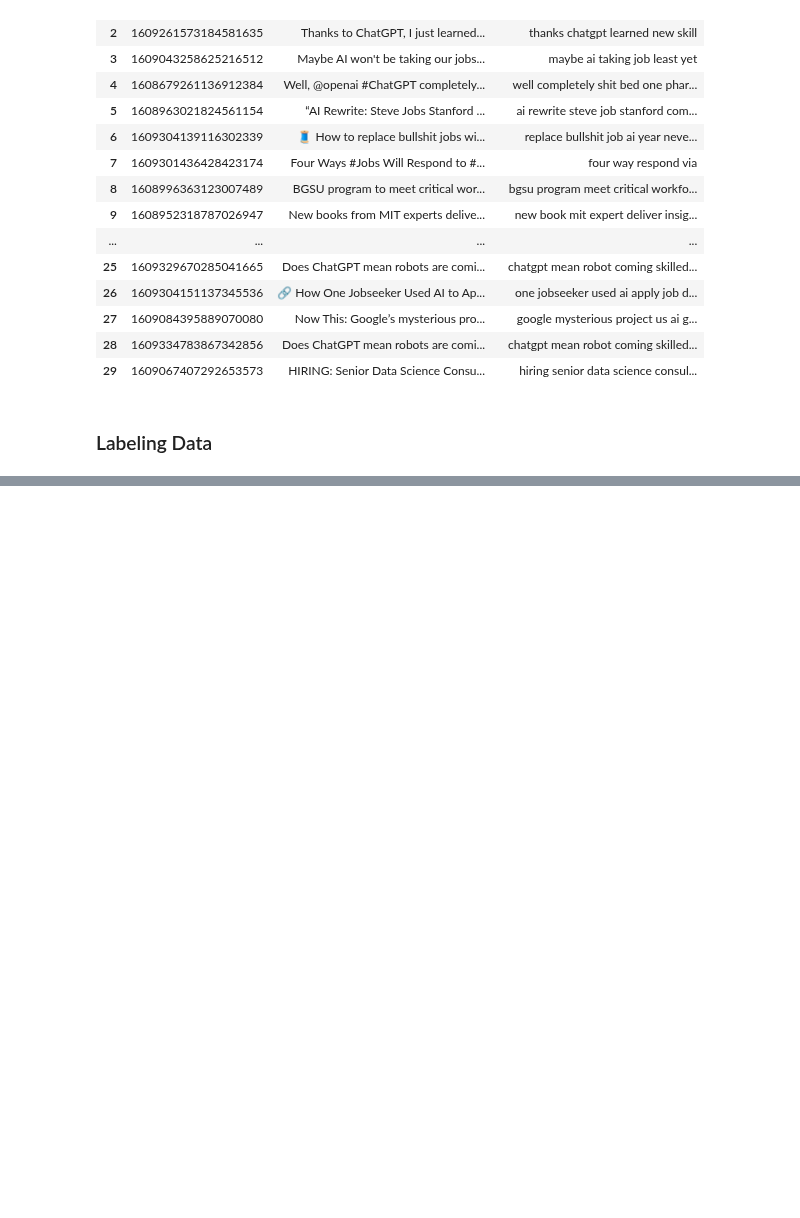
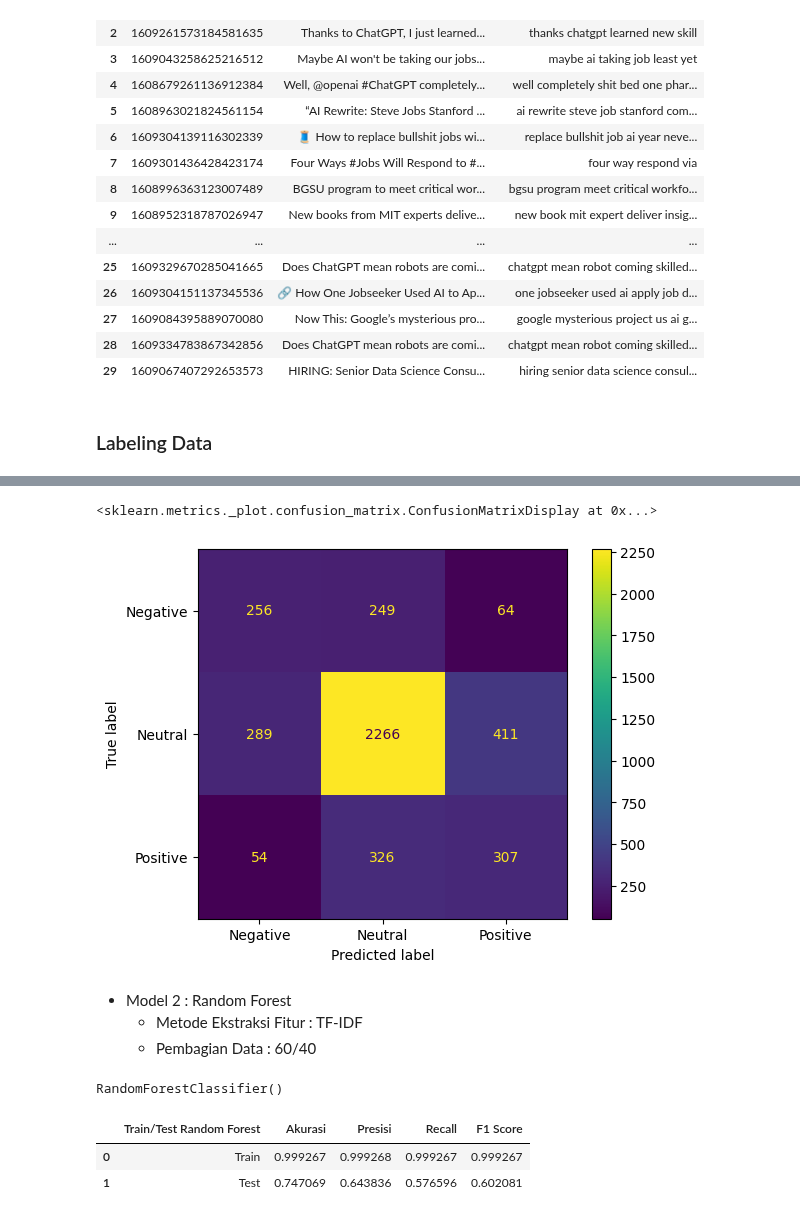
Before and after one commit to HaikalAkbar13/dicoding_sentimen_analysis, a Jupyter notebook: sentiment_analysis.ipynb, the cells around one changed output, grey strips where cells are left out. Cells and saved outputs as stored; diff of their text form; code cells hidden in the pictures; blank space fills up the shorter version.

```diff
--- a/sentiment_analysis.ipynb
+++ b/sentiment_analysis.ipynb
@@ -191,0 +221,34 @@ KeyError: 'Akurasi'
+# %%
+# Confusion Matrix untuk hasil Test
+ConfusionMatrixDisplay.from_predictions(y_test_dt, dt.predict(X_test_dt))
+# %% [output]
+<sklearn.metrics._plot.confusion_matrix.ConfusionMatrixDisplay at 0x...>
+[figure, added]
+# %% [markdown]
+- Model 2 : Random Forest
+  - Metode Ekstraksi Fitur : TF-IDF
+  - Pembagian Data : 60/40
+# %%
+X_train_rf, X_test_rf, y_train_rf, y_test_rf = train_test_split(X, y, test_size=0.4, random_state=42)
+X_train_rf, y_train_rf = smote.fit_resample(X_train_rf, y_train_rf)
+# Random Forest Model
+rf = RandomForestClassifier()
+rf.fit(X_train_rf, y_train_rf)
+# %% [output]
+RandomForestClassifier()
+# %%
+result_train = model_eval(rf, X_train_rf, y_train_rf)
+result_test = model_eval(rf, X_test_rf, y_test_rf)
+
+data_score_rf = pd.DataFrame({
+    "Train/Test Random Forest": ["Train", "Test"],
+    "Akurasi": [result_train["Akurasi"], result_test["Akurasi"]],
+    "Presisi": [result_train["Presisi"], result_test["Presisi"]],
+    "Recall": [result_train["Recall"], result_test["Recall"]],
+    "F1 Score": [result_train["F1 Score"], result_test["F1 Score"]]
+})
+data_score_rf
+# %% [output]
+|  | Train/Test Random Forest | Akurasi | Presisi | Recall | F1 Score |
+| 0 | Train | 0.999267 | 0.999268 | 0.999267 | 0.999267 |
+| 1 | Test | 0.747069 | 0.643836 | 0.576596 | 0.602081 |
```
Also changed, not shown: parts of 17 cells of this notebook.
